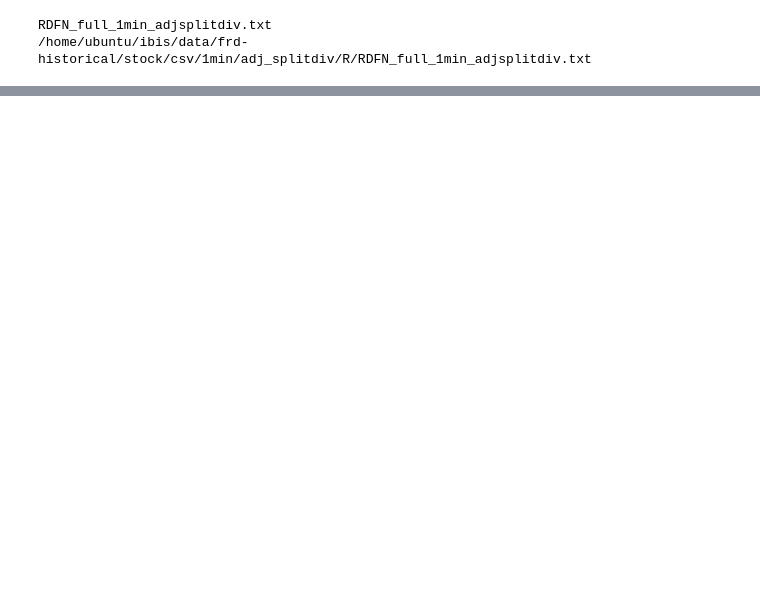
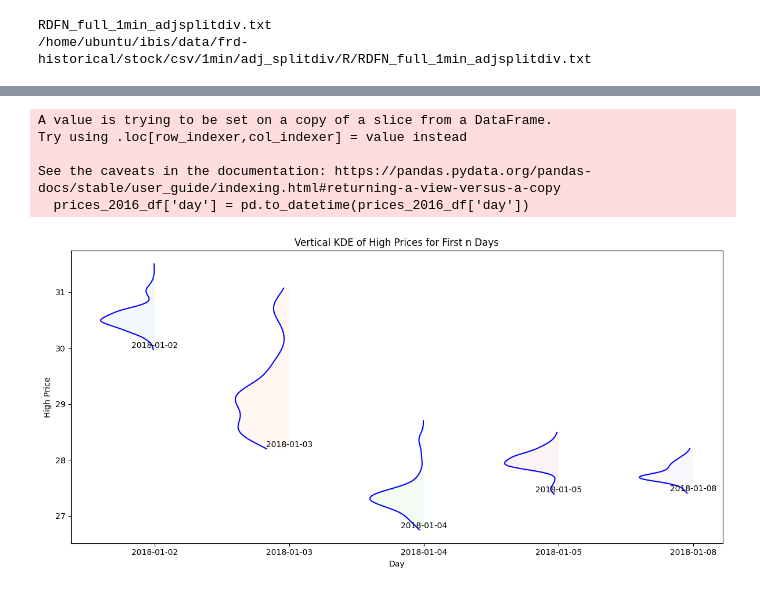
Before and after one commit to 196sigma/ibis, a Jupyter notebook: notebooks/price-distributions.ipynb, the cells around one changed output, grey strips where cells are left out. Cells and saved outputs as stored; diff of their text form; code cells hidden in the pictures; blank space fills up the shorter version.

```diff
--- a/notebooks/price-distributions.ipynb
+++ b/notebooks/price-distributions.ipynb
@@ -83,0 +200,62 @@ None
+# %%
+import pandas as pd
+import numpy as np
+import matplotlib.pyplot as plt
+import seaborn as sns
+from scipy.stats import gaussian_kde
+
+# Sample data
+# prices_2016_df = pd.read_csv('your_data.csv')
+
+n = 5  # Number of days to visualize
+
+# Convert the 'day' column to datetime for easy filtering
+prices_2016_df['day'] = pd.to_datetime(prices_2016_df['day'])
+
+# Get the unique days
+unique_days = prices_2016_df['day'].unique()
+
+# Filter the dataframe for the first n days
+filtered_df = prices_2016_df[prices_2016_df['day'].isin(unique_days[:n])]
+
+# Group the data by day
+grouped = filtered_df.groupby('day')
+
+# Create a figure
+fig, ax = plt.subplots(figsize=(12, 6))
+
+# Generate KDE for each day and plot them vertically
+for i, (day, group) in enumerate(grouped):
+    kde = gaussian_kde(group['high'])
+    high_range = np.linspace(group['high'].min(), group['high'].max(), 100)
+    kde_values = kde(high_range)
+
+    # Normalize the KDE values to fit them into the plot
+    kde_values = kde_values / kde_values.max() * 0.4  # Scale factor to fit the plot
+
+    # Plot KDE vertically, rotated 90 degrees CCW
+    ax.fill_betweenx(high_range, i, i - kde_values, alpha=0.05)
+    ax.plot(i - kde_values, high_range, color='blue')
+
+    # Label the x-axis with the day
+    ax.text(i, high_range.min(), day.strftime('%Y-%m-%d'), ha='center', va='bottom')
+
+# Set the x-ticks to be the day labels
+ax.set_xticks(range(n))
+ax.set_xticklabels([day.strftime('%Y-%m-%d') for day in unique_days[:n]])
+
+# Set labels and title
+ax.set_xlabel('Day')
+ax.set_ylabel('High Price')
+ax.set_title('Vertical KDE of High Prices for First n Days')
+
+# Adjust layout
+plt.tight_layout()
+plt.show()
+# %% [output]
+A value is trying to be set on a copy of a slice from a DataFrame.
+Try using .loc[row_indexer,col_indexer] = value instead
+
+See the caveats in the documentation: https://pandas.pydata.org/pandas-docs/stable/user_guide/indexing.html#returning-a-view-versus-a-copy
+  prices_2016_df['day'] = pd.to_datetime(prices_2016_df['day'])
+[figure, added]
```
Also changed, not shown: parts of 9 cells of this notebook, 1 other file.
